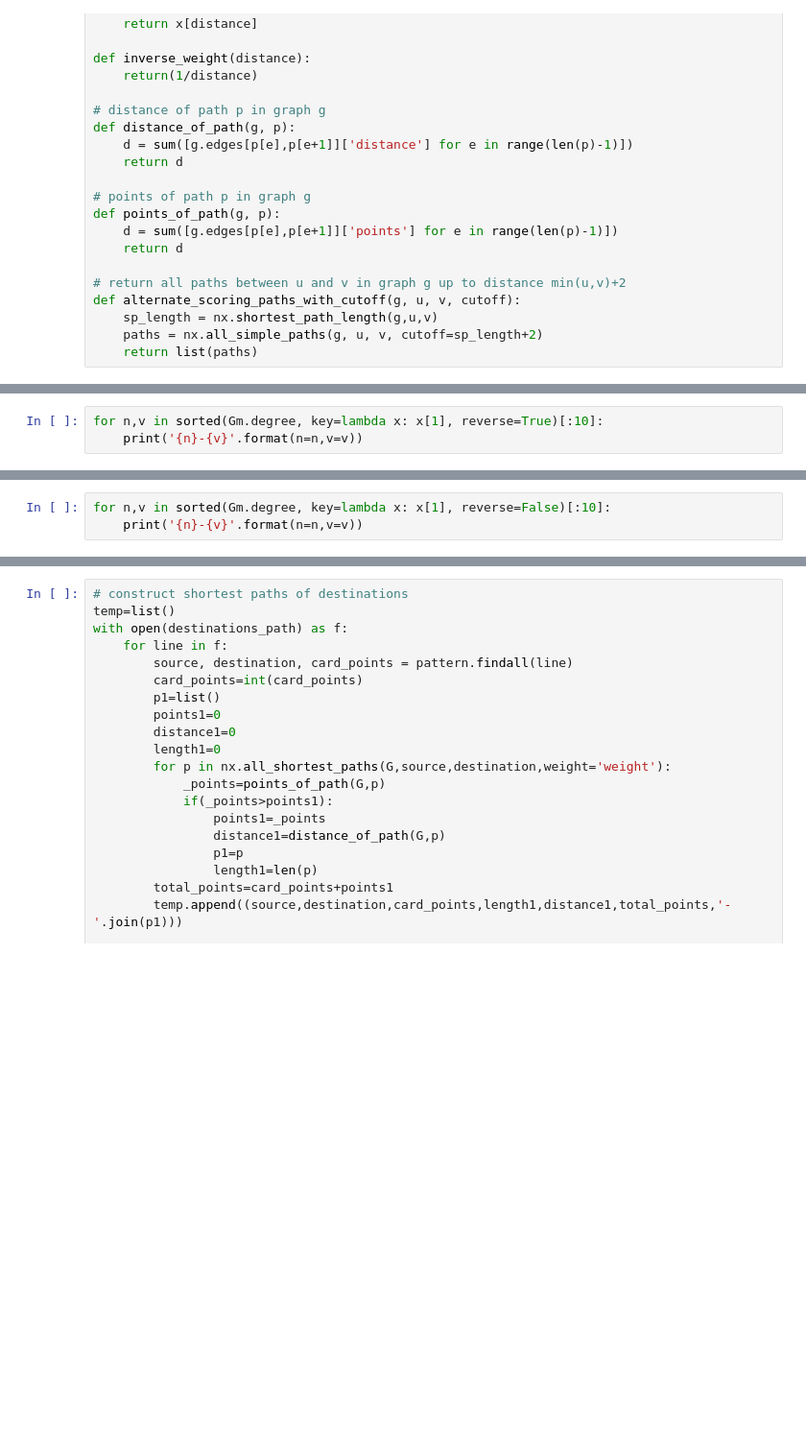
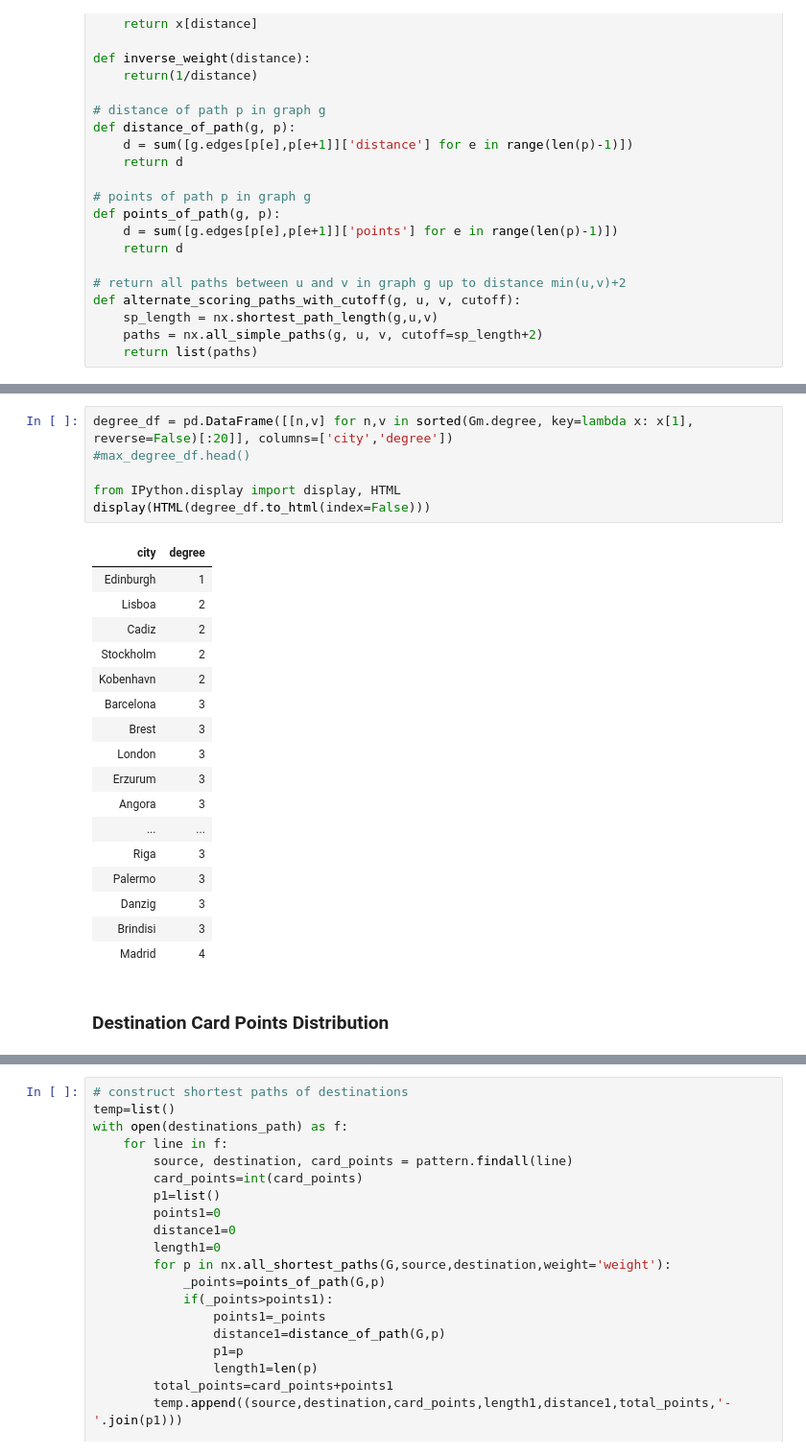
Before and after one commit to genielab/network_analysis_ticket_to_ride, a Jupyter notebook: pynb/ttr_analysis.ipynb, the cells around one changed output, grey strips where cells are left out. Shown at 96% size. Drawn from its saved outputs; the diff is of its cells as text; blank space fills up the shorter version.

```diff
--- a/pynb/ttr_analysis.ipynb
+++ b/pynb/ttr_analysis.ipynb
@@ -62,4 +72 @@ with open(routes_path) as f:
 G = nx.Graph(Gm)
-# %%
-for n,v in sorted(Gm.degree, key=lambda x: x[1], reverse=True)[:10]:
-    print('{n}-{v}'.format(n=n,v=v))
@@ -77,3 +72,0 @@ Warszawa-5
-# %%
-for n,v in sorted(Gm.degree, key=lambda x: x[1], reverse=False)[:10]:
-    print('{n}-{v}'.format(n=n,v=v))
@@ -90,0 +215,26 @@ Angora-3
+# %%
+degree_df = pd.DataFrame([[n,v] for n,v in sorted(Gm.degree, key=lambda x: x[1], reverse=False)[:20]], columns=['city','degree'])
+#max_degree_df.head()
+
+from IPython.display import display, HTML
+display(HTML(degree_df.to_html(index=False)))
+# %% [output]
+| city | degree |
+| Edinburgh | 1 |
+| Lisboa | 2 |
+| Cadiz | 2 |
+| Stockholm | 2 |
+| Kobenhavn | 2 |
+| Barcelona | 3 |
+| Brest | 3 |
+| London | 3 |
+| Erzurum | 3 |
+| Angora | 3 |
+| ... | ... |
+| Riga | 3 |
+| Palermo | 3 |
+| Danzig | 3 |
+| Brindisi | 3 |
+| Madrid | 4 |
+# %% [markdown]
+### Destination Card Points Distribution
```
Also changed, not shown: parts of 25 cells of this notebook, 3 other files.
